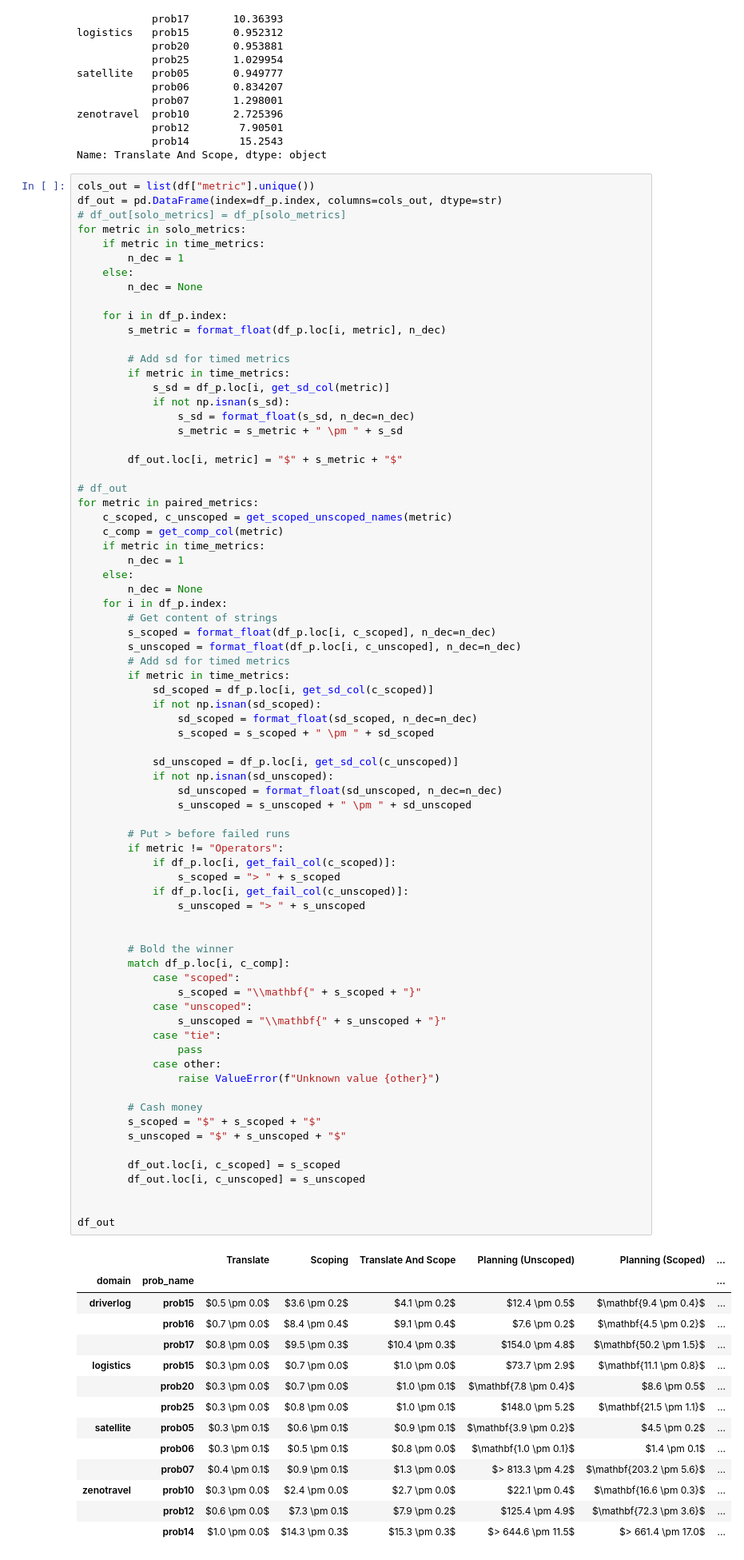
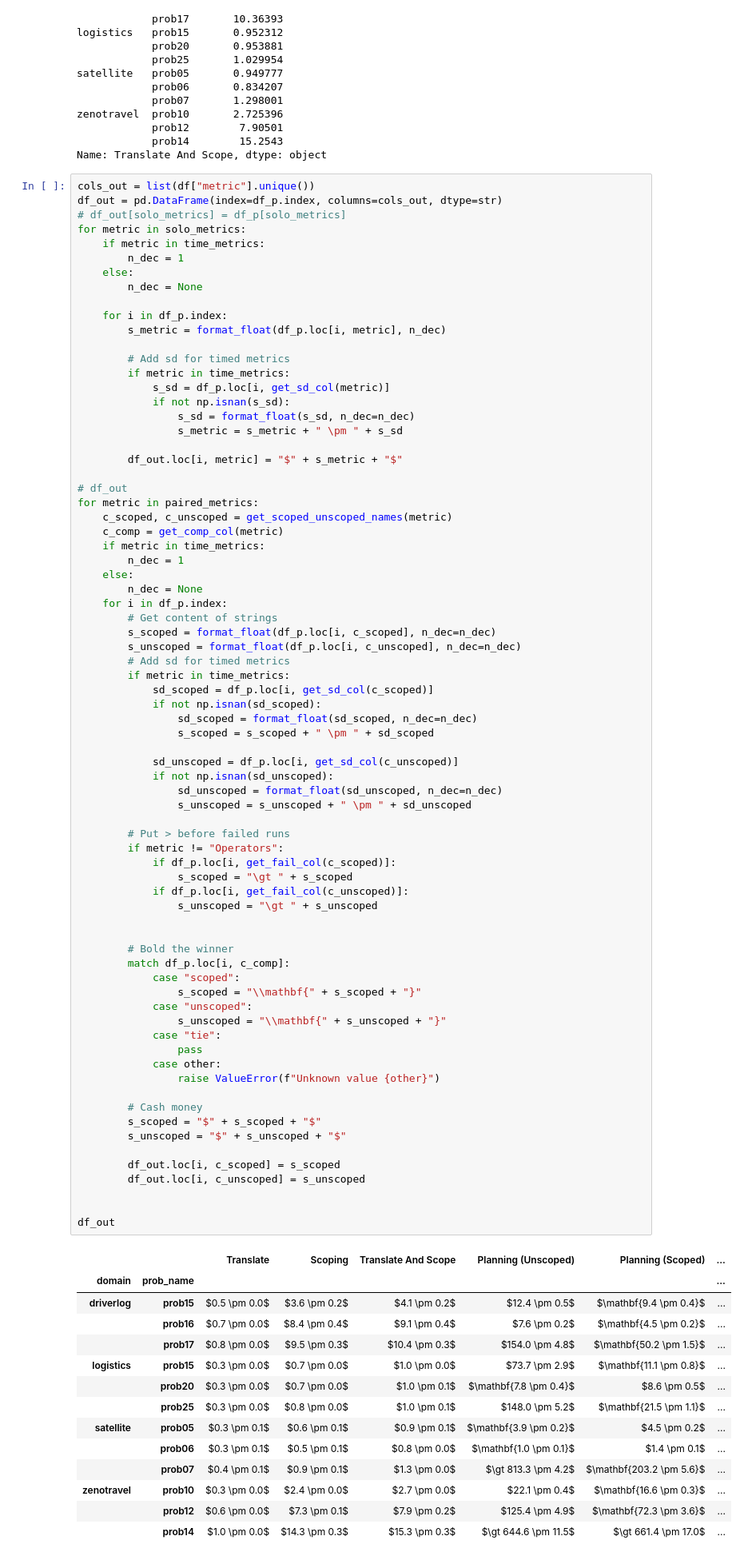
Before and after one commit to h2r/Task-Scoping, a Jupyter notebook: experiments/graph_2023.ipynb, the cells around one changed output. Shown: that part at 80% size. Saved outputs shown, nothing was run; the diff lists cells and outputs as text.

Commit message:
table

```diff
--- a/experiments/graph_2023.ipynb
+++ b/experiments/graph_2023.ipynb
@@ -360,46 +360,46 @@ for metric in paired_metrics:
         # Put > before failed runs
         if metric != "Operators":
             if df_p.loc[i, get_fail_col(c_scoped)]:
-                s_scoped = "> " + s_scoped
+                s_scoped = "\gt " + s_scoped
             if df_p.loc[i, get_fail_col(c_unscoped)]:
-                s_unscoped = "> " + s_unscoped
+                s_unscoped = "\gt " + s_unscoped
 
 
         # Bold the winner
         match df_p.loc[i, c_comp]:
             case "scoped":
                 s_scoped = "\\mathbf{" + s_scoped + "}"
             case "unscoped":
                 s_unscoped = "\\mathbf{" + s_unscoped + "}"
             case "tie":
                 pass
             case other:
                 raise ValueError(f"Unknown value {other}")
 
         # Cash money
         s_scoped = "$" + s_scoped + "$"
         s_unscoped = "$" + s_unscoped + "$"
 
         df_out.loc[i, c_scoped] = s_scoped
         df_out.loc[i, c_unscoped] = s_unscoped
 
 
 df_out
 # %% [output]
 |  |  | Translate | Scoping | Translate And Scope | Planning (Unscoped) | Planning (Scoped) | ... |
 | domain | prob_name |  |  |  |  |  | ... |
 | driverlog | prob15 | $0.5 \pm 0.0$ | $3.6 \pm 0.2$ | $4.1 \pm 0.2$ | $12.4 \pm 0.5$ | $\mathbf{9.4 \pm 0.4}$ | ... |
 |  | prob16 | $0.7 \pm 0.0$ | $8.4 \pm 0.4$ | $9.1 \pm 0.4$ | $7.6 \pm 0.2$ | $\mathbf{4.5 \pm 0.2}$ | ... |
 |  | prob17 | $0.8 \pm 0.0$ | $9.5 \pm 0.3$ | $10.4 \pm 0.3$ | $154.0 \pm 4.8$ | $\mathbf{50.2 \pm 1.5}$ | ... |
 | logistics | prob15 | $0.3 \pm 0.0$ | $0.7 \pm 0.0$ | $1.0 \pm 0.0$ | $73.7 \pm 2.9$ | $\mathbf{11.1 \pm 0.8}$ | ... |
 |  | prob20 | $0.3 \pm 0.0$ | $0.7 \pm 0.0$ | $1.0 \pm 0.1$ | $\mathbf{7.8 \pm 0.4}$ | $8.6 \pm 0.5$ | ... |
 |  | prob25 | $0.3 \pm 0.0$ | $0.8 \pm 0.0$ | $1.0 \pm 0.1$ | $148.0 \pm 5.2$ | $\mathbf{21.5 \pm 1.1}$ | ... |
 | satellite | prob05 | $0.3 \pm 0.1$ | $0.6 \pm 0.1$ | $0.9 \pm 0.1$ | $\mathbf{3.9 \pm 0.2}$ | $4.5 \pm 0.2$ | ... |
 |  | prob06 | $0.3 \pm 0.1$ | $0.5 \pm 0.1$ | $0.8 \pm 0.0$ | $\mathbf{1.0 \pm 0.1}$ | $1.4 \pm 0.1$ | ... |
-|  | prob07 | $0.4 \pm 0.1$ | $0.9 \pm 0.1$ | $1.3 \pm 0.0$ | $> 813.3 \pm 4.2$ | $\mathbf{203.2 \pm 5.6}$ | ... |
+|  | prob07 | $0.4 \pm 0.1$ | $0.9 \pm 0.1$ | $1.3 \pm 0.0$ | $\gt 813.3 \pm 4.2$ | $\mathbf{203.2 \pm 5.6}$ | ... |
 | zenotravel | prob10 | $0.3 \pm 0.0$ | $2.4 \pm 0.0$ | $2.7 \pm 0.0$ | $22.1 \pm 0.4$ | $\mathbf{16.6 \pm 0.3}$ | ... |
 |  | prob12 | $0.6 \pm 0.0$ | $7.3 \pm 0.1$ | $7.9 \pm 0.2$ | $125.4 \pm 4.9$ | $\mathbf{72.3 \pm 3.6}$ | ... |
-|  | prob14 | $1.0 \pm 0.0$ | $14.3 \pm 0.3$ | $15.3 \pm 0.3$ | $> 644.6 \pm 11.5$ | $> 661.4 \pm 17.0$ | ... |
+|  | prob14 | $1.0 \pm 0.0$ | $14.3 \pm 0.3$ | $15.3 \pm 0.3$ | $\gt 644.6 \pm 11.5$ | $\gt 661.4 \pm 17.0$ | ... |
 # %%
 def df2tex(df: pd.DataFrame, label: str, caption: str) -> str:
 
```
Also changed, not shown: 1 other file.
